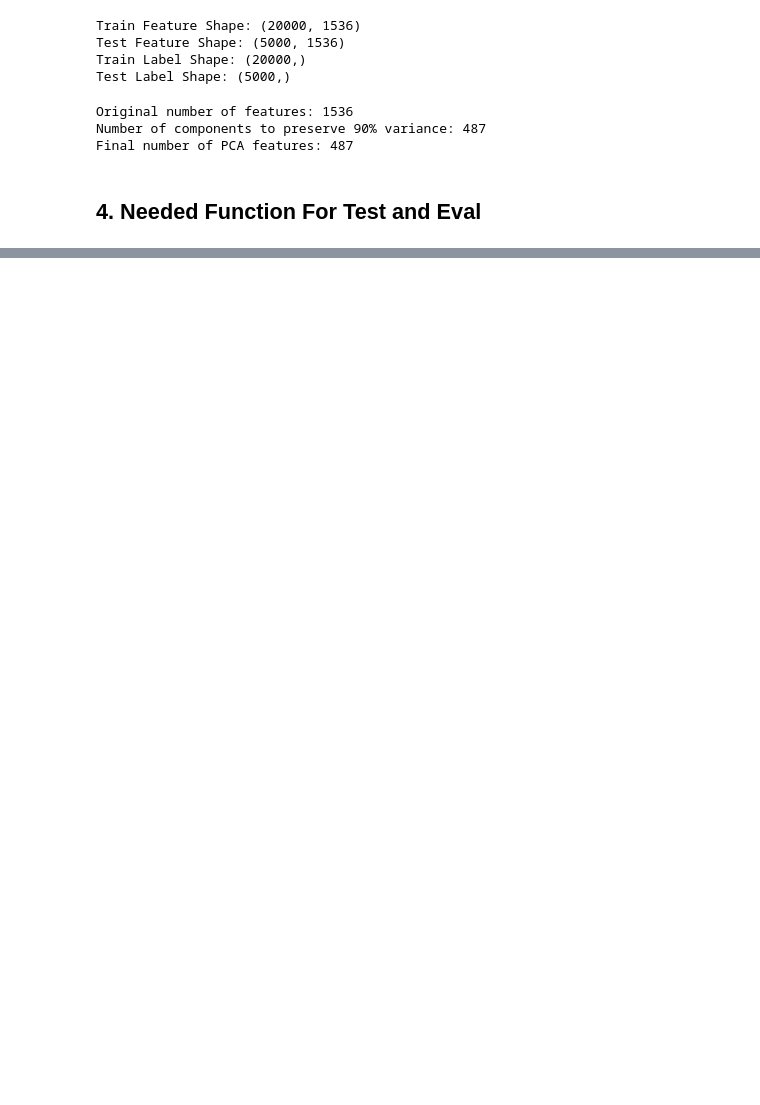
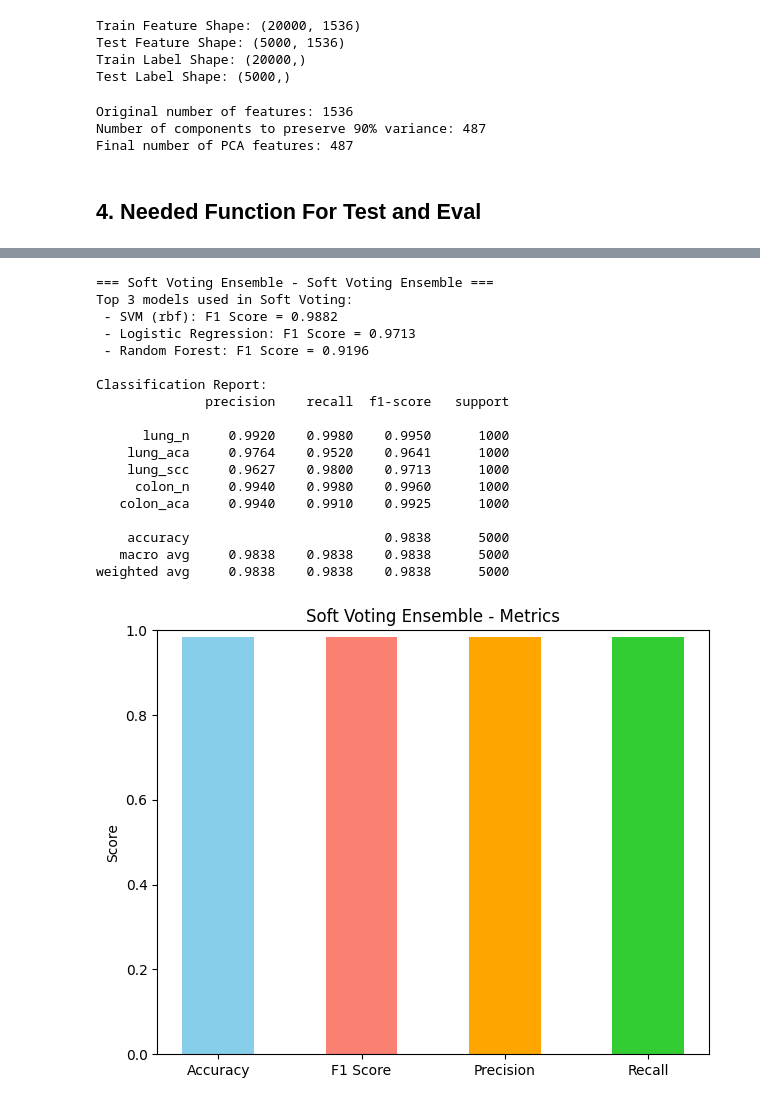
Before and after one commit to burakdogangazi/derinOdev, a Jupyter notebook: DifferentModels_MTL_JustTwo.ipynb, the cells around one changed output, grey strips where cells are left out. Saved outputs shown, nothing was run; the diff lists cells and outputs as text; code cells hidden in the pictures; blank space fills up the shorter version.

```diff
--- a/DifferentModels_MTL_JustTwo.ipynb
+++ b/DifferentModels_MTL_JustTwo.ipynb
@@ -672,0 +820,25 @@ Recall (weighted): 0.9635
+# %%
+y_pred_soft, metrics_soft = soft_voting_ensemble(
+    trained_models, f1_list, X_test_pca, y_test, class_names, task_name="Soft Voting Ensemble"
+)
+results["Soft Voting"] = metrics_soft
+# %% [output]
+=== Soft Voting Ensemble - Soft Voting Ensemble ===
+Top 3 models used in Soft Voting:
+ - SVM (rbf): F1 Score = 0.9882
+ - Logistic Regression: F1 Score = 0.9713
+ - Random Forest: F1 Score = 0.9196
+
+Classification Report:
+              precision    recall  f1-score   support
+
+      lung_n     0.9920    0.9980    0.9950      1000
+    lung_aca     0.9764    0.9520    0.9641      1000
+    lung_scc     0.9627    0.9800    0.9713      1000
+     colon_n     0.9940    0.9980    0.9960      1000
+   colon_aca     0.9940    0.9910    0.9925      1000
+
+    accuracy                         0.9838      5000
+   macro avg     0.9838    0.9838    0.9838      5000
+weighted avg     0.9838    0.9838    0.9838      5000
+[figure, added]
```
Also changed, not shown: parts of 24 cells of this notebook, 1 other file.
